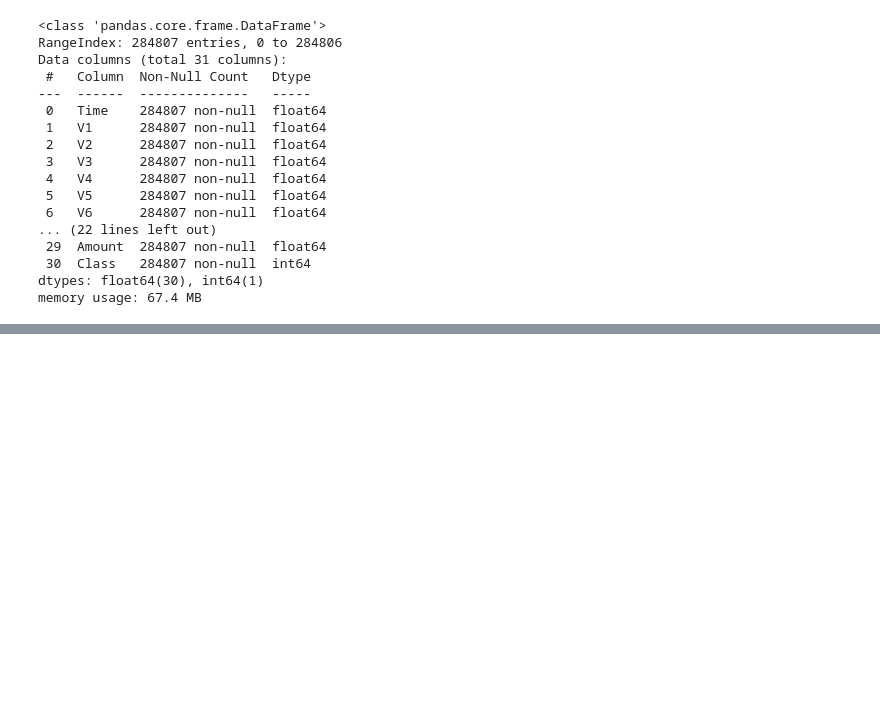
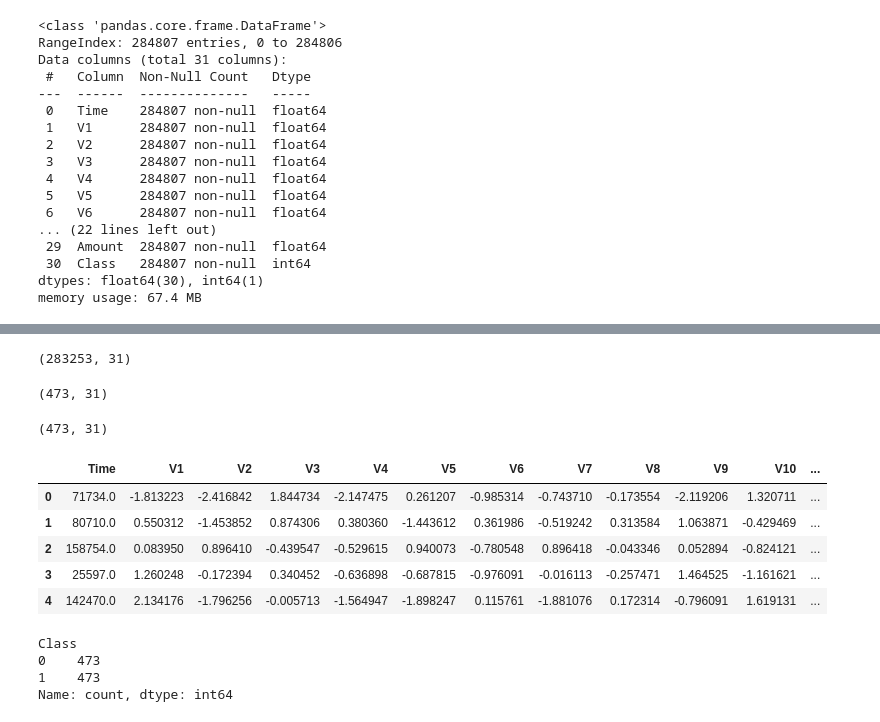
Before and after one commit to mwilko/FraudSweeper, a Jupyter notebook: Credit Card Fraud Detection.ipynb, the cells around one changed output, grey strips where cells are left out. Cells and saved outputs as stored; diff of their text form; code cells hidden in the pictures; blank space fills up the shorter version.

Commit message:
Finished Algorithm
takes a given dataset and uses ML to filter through and notice any credit card fraud.

```diff
--- a/Credit Card Fraud Detection.ipynb
+++ b/Credit Card Fraud Detection.ipynb
@@ -55,0 +229,35 @@ memory usage: 67.4 MB
+# %%
+normal = data[data['Class']==0]
+fraud = data[data['Class']==1]
+# %%
+normal.shape
+# %% [output]
+(283253, 31)
+# %%
+fraud.shape
+# %% [output]
+(473, 31)
+# %%
+normal_sample = normal.sample(n=473)
+# %%
+normal_sample.shape
+# %% [output]
+(473, 31)
+# %%
+new_data = pd.concat([normal_sample, fraud], ignore_index=True)
+# %%
+new_data.head()
+# %% [output]
+|  | Time | V1 | V2 | V3 | V4 | V5 | V6 | V7 | V8 | V9 | V10 | ... |
+| 0 | 71734.0 | -1.813223 | -2.416842 | 1.844734 | -2.147475 | 0.261207 | -0.985314 | -0.743710 | -0.173554 | -2.119206 | 1.320711 | ... |
+| 1 | 80710.0 | 0.550312 | -1.453852 | 0.874306 | 0.380360 | -1.443612 | 0.361986 | -0.519242 | 0.313584 | 1.063871 | -0.429469 | ... |
+| 2 | 158754.0 | 0.083950 | 0.896410 | -0.439547 | -0.529615 | 0.940073 | -0.780548 | 0.896418 | -0.043346 | 0.052894 | -0.824121 | ... |
+| 3 | 25597.0 | 1.260248 | -0.172394 | 0.340452 | -0.636898 | -0.687815 | -0.976091 | -0.016113 | -0.257471 | 1.464525 | -1.161621 | ... |
+| 4 | 142470.0 | 2.134176 | -1.796256 | -0.005713 | -1.564947 | -1.898247 | 0.115761 | -1.881076 | 0.172314 | -0.796091 | 1.619131 | ... |
+# %%
+new_data['Class'].value_counts()
+# %% [output]
+Class
+0    473
+1    473
+Name: count, dtype: int64
```
Also changed, not shown: parts of 41 cells of this notebook, 1 other file.
